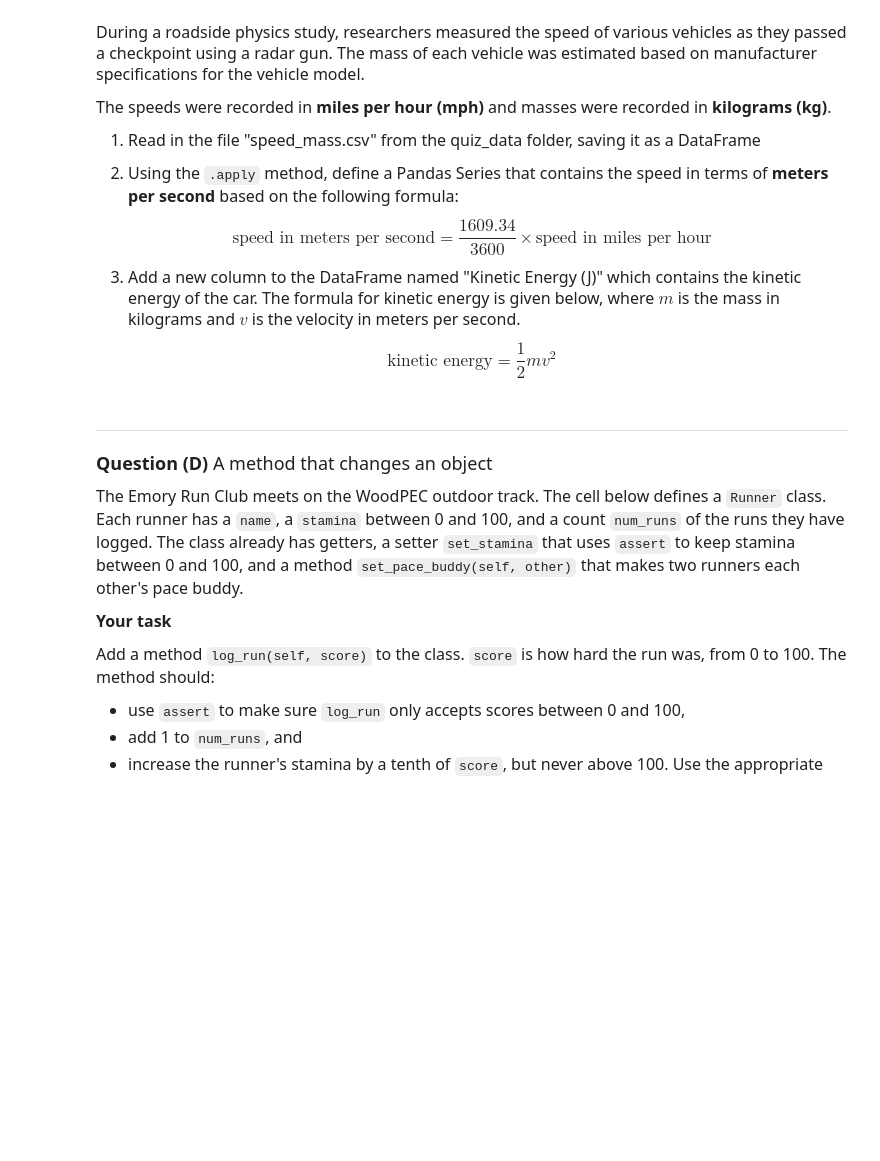
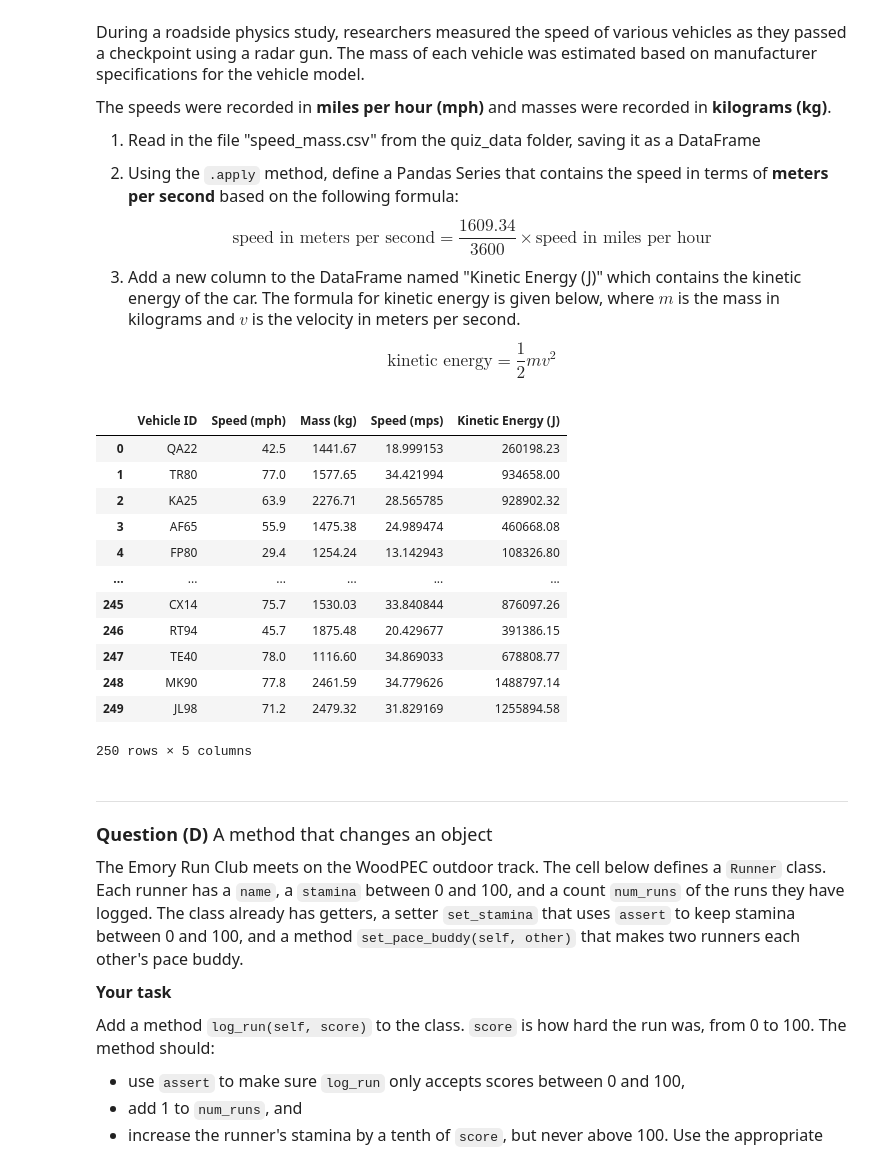
Before and after one commit to koeypan/datasci185fall2026, a Jupyter notebook: _quizzes/practice_quiz_4/practice_quiz_4.ipynb, the cells around one changed output. Cells and saved outputs as stored; diff of their text form; code cells hidden in the pictures; blank space fills up the shorter version.

```diff
--- a/_quizzes/practice_quiz_4/practice_quiz_4.ipynb
+++ b/_quizzes/practice_quiz_4/practice_quiz_4.ipynb
@@ -60,6 +105,30 @@ $$ \textrm{speed in meters per second} = \frac{1609.34}{3600} \times \textrm{spe
 $$ \textrm{kinetic energy} = \frac{1}{2}mv^2$$
 # %%
 # Your code here
+
+df_speed = pd.read_csv("quiz_data/speed_mass.csv")
+
+def meters_per_second(mph):
+    return (1609.34 / 3600 * mph)
+
+df_speed["Speed (mps)"] = df_speed["Speed (mph)"].apply(meters_per_second)
+
+df_speed["Kinetic Energy (J)"] = round((0.5 * df_speed["Mass (kg)"] * df_speed["Speed (mps)"] ** 2), 2)
+display(df_speed)
+# %% [output]
+|  | Vehicle ID | Speed (mph) | Mass (kg) | Speed (mps) | Kinetic Energy (J) |
+| 0 | QA22 | 42.5 | 1441.67 | 18.999153 | 260198.23 |
+| 1 | TR80 | 77.0 | 1577.65 | 34.421994 | 934658.00 |
+| 2 | KA25 | 63.9 | 2276.71 | 28.565785 | 928902.32 |
+| 3 | AF65 | 55.9 | 1475.38 | 24.989474 | 460668.08 |
+| 4 | FP80 | 29.4 | 1254.24 | 13.142943 | 108326.80 |
+| ... | ... | ... | ... | ... | ... |
+| 245 | CX14 | 75.7 | 1530.03 | 33.840844 | 876097.26 |
+| 246 | RT94 | 45.7 | 1875.48 | 20.429677 | 391386.15 |
+| 247 | TE40 | 78.0 | 1116.60 | 34.869033 | 678808.77 |
+| 248 | MK90 | 77.8 | 2461.59 | 34.779626 | 1488797.14 |
+| 249 | JL98 | 71.2 | 2479.32 | 31.829169 | 1255894.58 |
+250 rows × 5 columns
 # %% [markdown]
 ______________________
 
```
Also changed, not shown: parts of 14 cells of this notebook, 2 other files.
